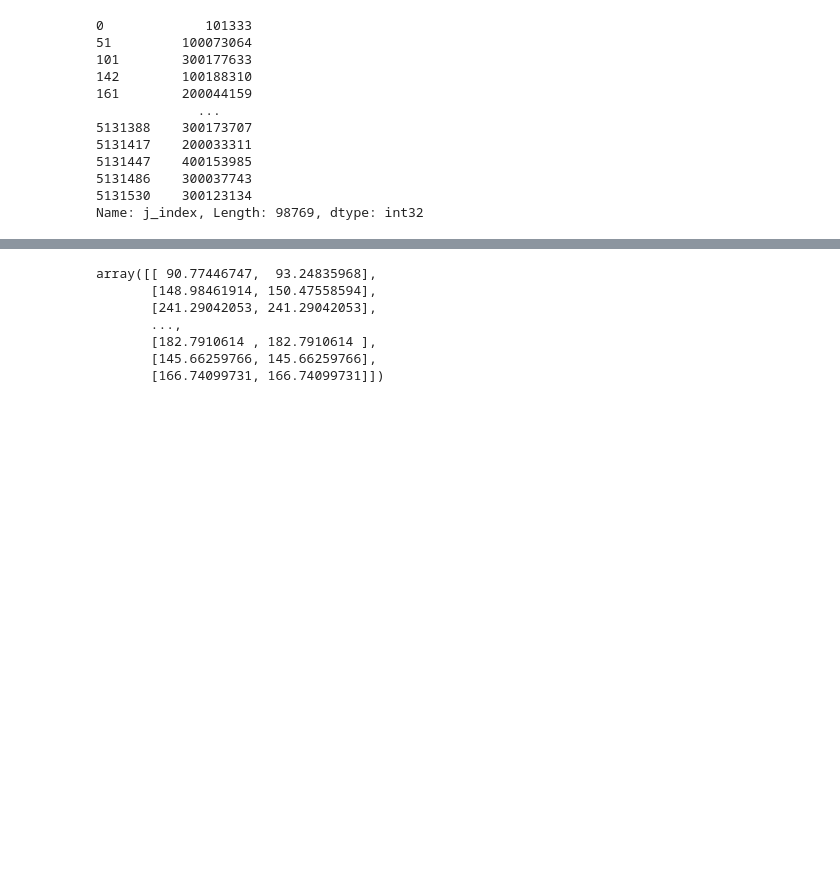
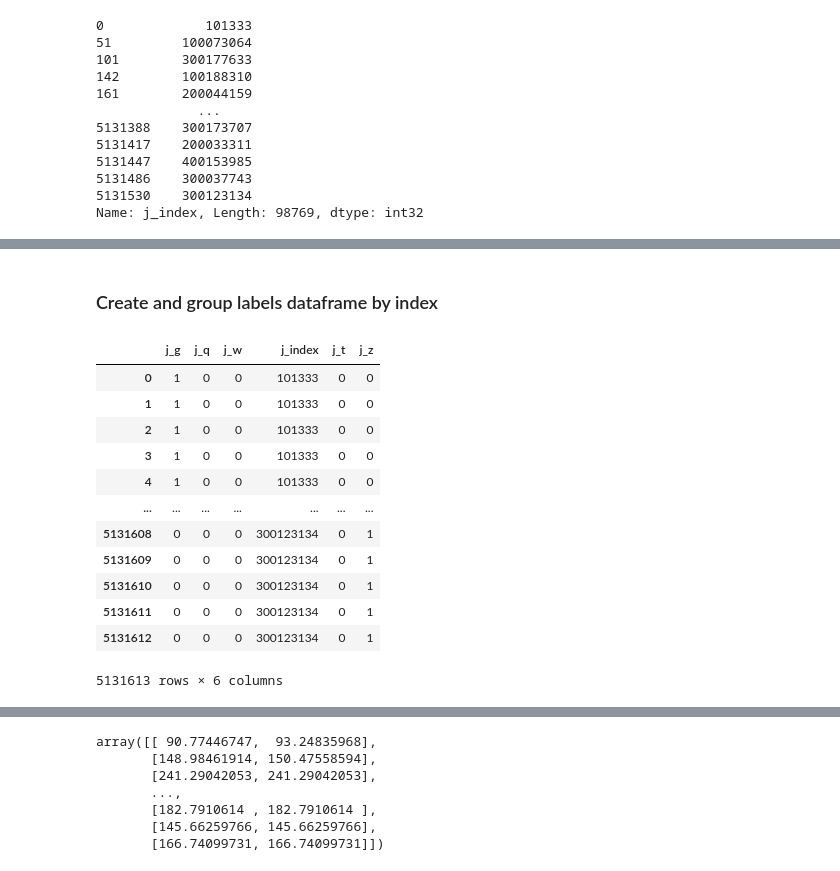
Before and after one commit to anrunw/QuarkGluonTagging, a Jupyter notebook: data conversion ABCNET.ipynb, the cells around one changed output, grey strips where cells are left out. Saved outputs shown, nothing was run; the diff lists cells and outputs as text; code cells hidden in the pictures; blank space fills up the shorter version.

```diff
--- a/data conversion ABCNET.ipynb
+++ b/data conversion ABCNET.ipynb
@@ -186,0 +130,2 @@ array([[[ 1.08953284e+03, -2.38826492e+02,  6.12323426e-17,
+# %% [markdown]
+### Create and group labels dataframe by index
@@ -187,2 +134,18 @@ array([[[ 1.08953284e+03, -2.38826492e+02,  6.12323426e-17,
+# %%
+labels_df
+# %% [output]
+|  | j_g | j_q | j_w | j_index | j_t | j_z |
+| 0 | 1 | 0 | 0 | 101333 | 0 | 0 |
+| 1 | 1 | 0 | 0 | 101333 | 0 | 0 |
+| 2 | 1 | 0 | 0 | 101333 | 0 | 0 |
+| 3 | 1 | 0 | 0 | 101333 | 0 | 0 |
+| 4 | 1 | 0 | 0 | 101333 | 0 | 0 |
+| ... | ... | ... | ... | ... | ... | ... |
+| 5131608 | 0 | 0 | 0 | 300123134 | 0 | 1 |
+| 5131609 | 0 | 0 | 0 | 300123134 | 0 | 1 |
+| 5131610 | 0 | 0 | 0 | 300123134 | 0 | 1 |
+| 5131611 | 0 | 0 | 0 | 300123134 | 0 | 1 |
+| 5131612 | 0 | 0 | 0 | 300123134 | 0 | 1 |
+5131613 rows × 6 columns
 # %%
 labels_df = labels_df.groupby('j_index')
```
Also changed, not shown: parts of 64 cells of this notebook.
